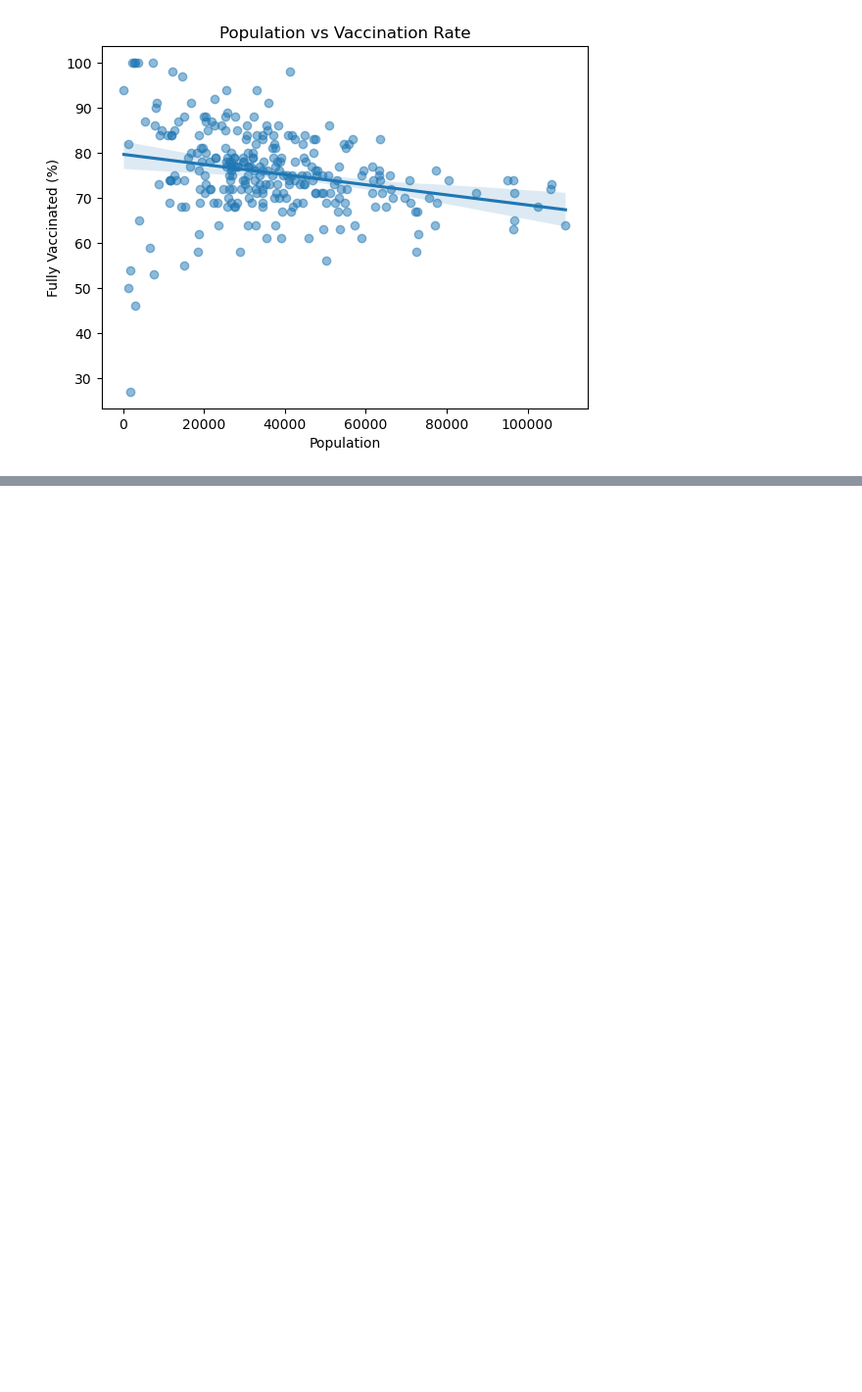
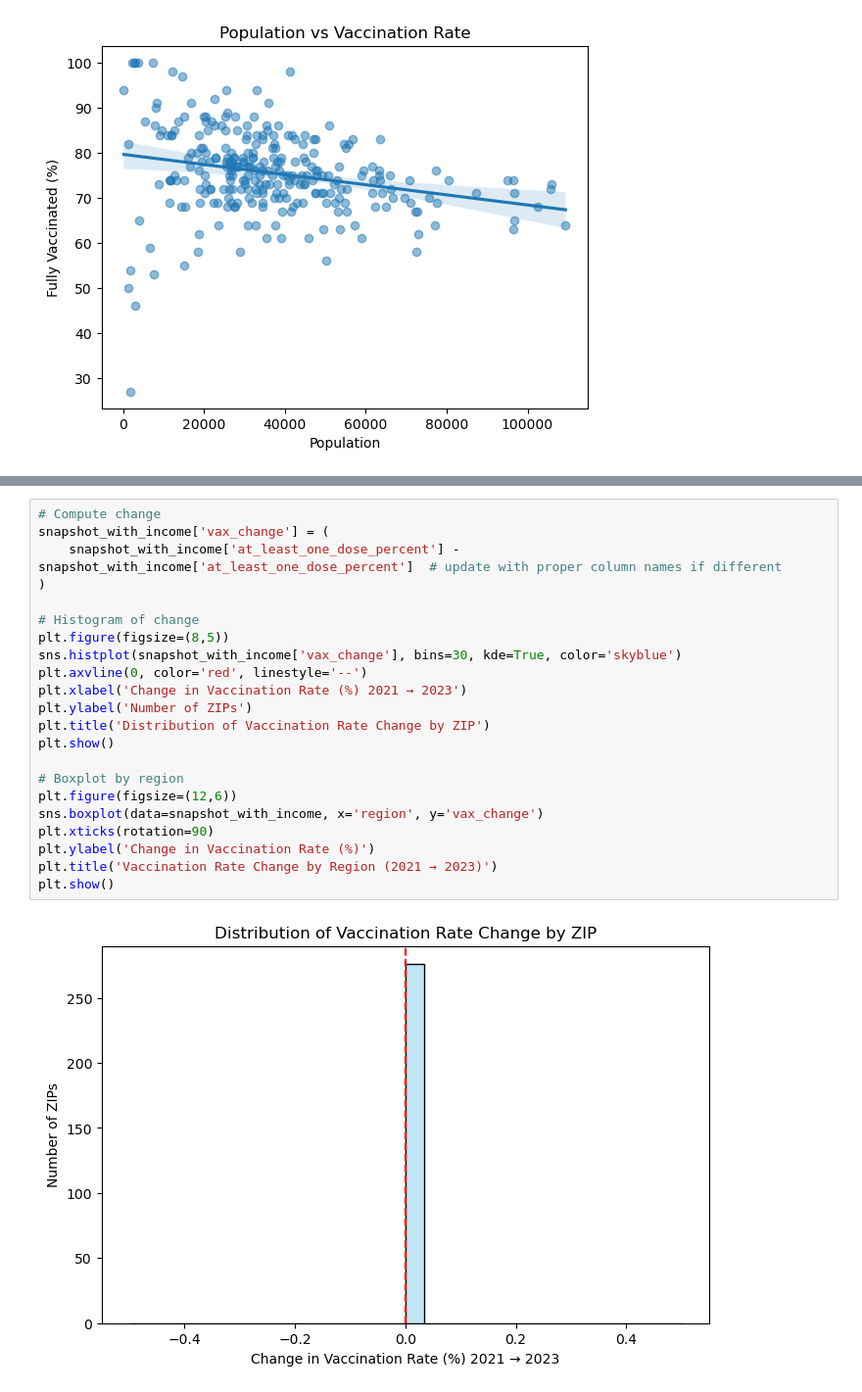
Before and after one commit to s-tran006/MGT-151R---Business-Analytics, a Jupyter notebook: MGT 151R (2).ipynb, the cells around one changed output, grey strips where cells are left out. Shown at 98% size. Drawn from its saved outputs; the diff is of its cells as text; blank space fills up the shorter version.

```diff
--- a/MGT 151R (2).ipynb
+++ b/MGT 151R (2).ipynb
@@ -623,0 +870,24 @@ plt.show()
+# %%
+# Compute change
+snapshot_with_income['vax_change'] = (
+    snapshot_with_income['at_least_one_dose_percent'] - snapshot_with_income['at_least_one_dose_percent']  # update with proper column names if different
+)
+
+# Histogram of change
+plt.figure(figsize=(8,5))
+sns.histplot(snapshot_with_income['vax_change'], bins=30, kde=True, color='skyblue')
+plt.axvline(0, color='red', linestyle='--')
+plt.xlabel('Change in Vaccination Rate (%) 2021 → 2023')
+plt.ylabel('Number of ZIPs')
+plt.title('Distribution of Vaccination Rate Change by ZIP')
+plt.show()
+
+# Boxplot by region
+plt.figure(figsize=(12,6))
+sns.boxplot(data=snapshot_with_income, x='region', y='vax_change')
+plt.xticks(rotation=90)
+plt.ylabel('Change in Vaccination Rate (%)')
+plt.title('Vaccination Rate Change by Region (2021 → 2023)')
+plt.show()
+# %% [output]
+[figure, added]
```
Also changed, not shown: parts of 19 cells of this notebook.
